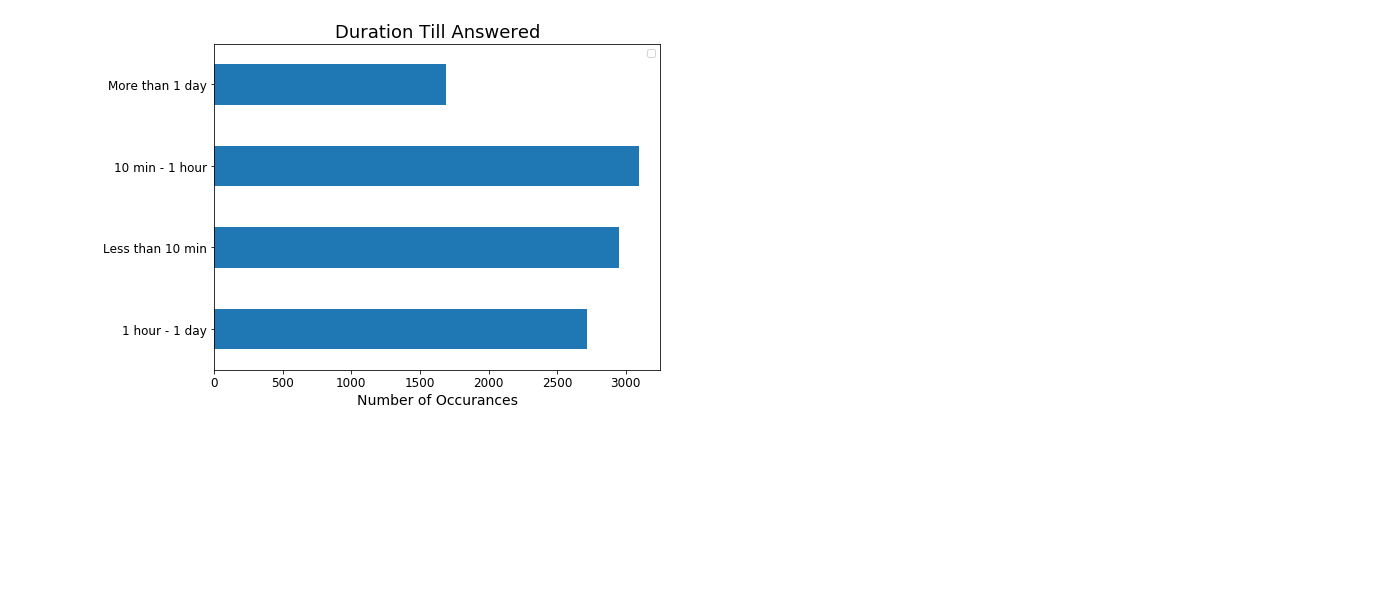
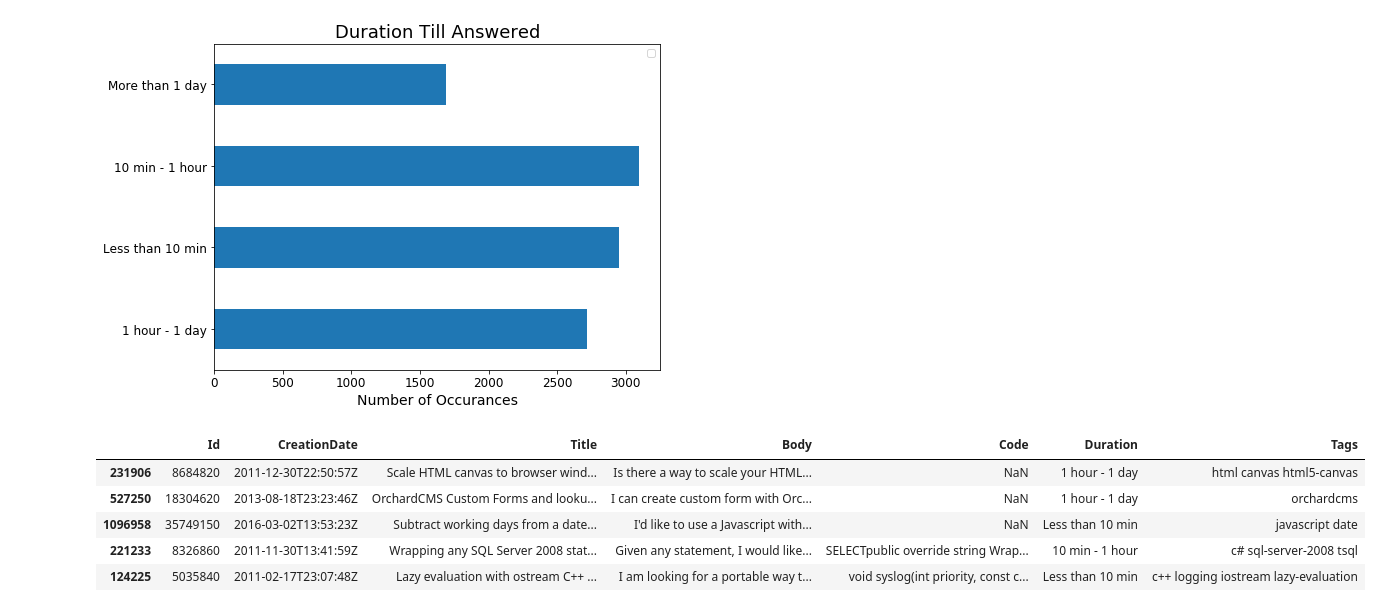
Before and after one commit to jakecarlson1/machine-learning-labs, a Jupyter notebook: Lab8/Lab 8 - Recurrent Neural Networks.ipynb, the cells around one changed output. Drawn from its saved outputs; the diff is of its cells as text; code cells hidden in the pictures; blank space fills up the shorter version.

```diff
--- a/Lab8/Lab 8 - Recurrent Neural Networks.ipynb
+++ b/Lab8/Lab 8 - Recurrent Neural Networks.ipynb
@@ -78,3 +87,29 @@ plt.legend([])
 plt.show()
 # %% [output]
 [figure]
+# %%
+feature_cols = ["CreationDate", "Title", "Body", "Code", "Duration"]
+to_save = ["Id"] + feature_cols
+df = df[to_save]
+df = df[df.Duration.notnull()]
+df.Duration = labels[pd.cut(df.Duration,
+                     bins=[-1, 10, 60, 1440, sys.maxsize],
+                     labels=False)]
+ids = df.Id.unique()
+df_tags = df_tags[df_tags.Id.isin(ids)]
+
+# generate tags string for each question
+tags_list = []
+for i in df.Id.tolist():
+    tags_list.append(" ".join(df_tags[df_tags.Id == i].astype(str).values[:,1]))
+
+df = df.assign(Tags=tags_list)
+
+df.head()
+# %% [output]
+|  | Id | CreationDate | Title | Body | Code | Duration | Tags |
+| 231906 | 8684820 | 2011-12-30T22:50:57Z | Scale HTML canvas to browser wind... | Is there a way to scale your HTML... | NaN | 1 hour - 1 day | html canvas html5-canvas |
+| 527250 | 18304620 | 2013-08-18T23:23:46Z | OrchardCMS Custom Forms and looku... | I can create custom form with Orc... | NaN | 1 hour - 1 day | orchardcms |
+| 1096958 | 35749150 | 2016-03-02T13:53:23Z | Subtract working days from a date... | I'd like to use a Javascript with... | NaN | Less than 10 min | javascript date |
+| 221233 | 8326860 | 2011-11-30T13:41:59Z | Wrapping any SQL Server 2008 stat... | Given any statement, I would like... | SELECTpublic override string Wrap... | 10 min - 1 hour | c# sql-server-2008 tsql |
+| 124225 | 5035840 | 2011-02-17T23:07:48Z | Lazy evaluation with ostream C++ ... | I am looking for a portable way t... | void syslog(int priority, const c... | Less than 10 min | c++ logging iostream lazy-evaluation |
```
Also changed, not shown: parts of 11 cells of this notebook.
